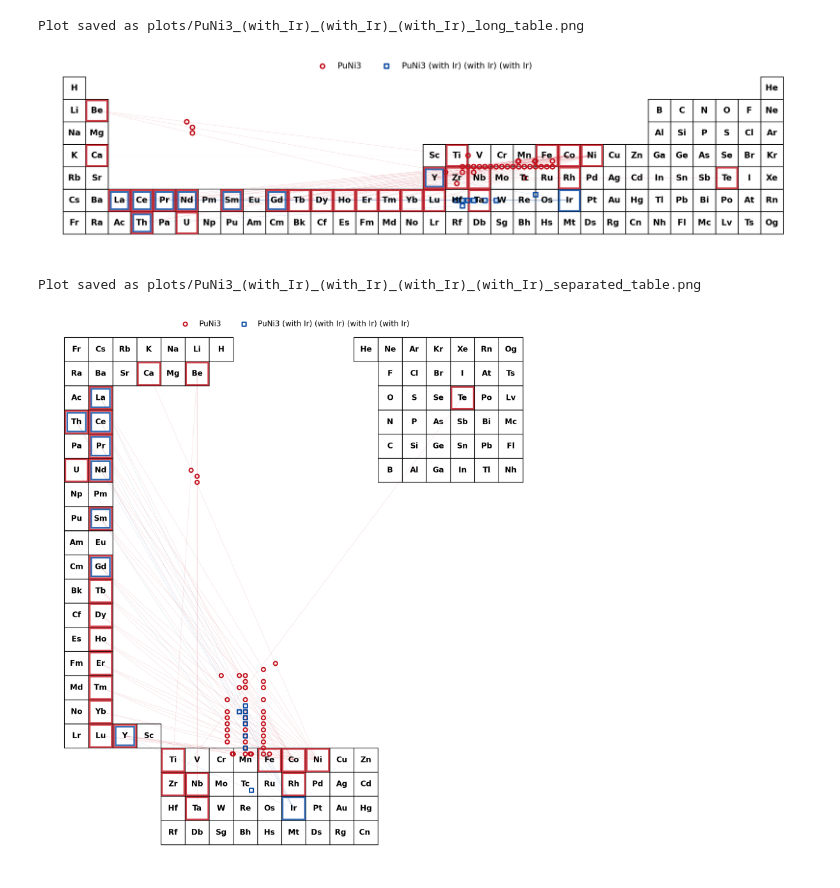
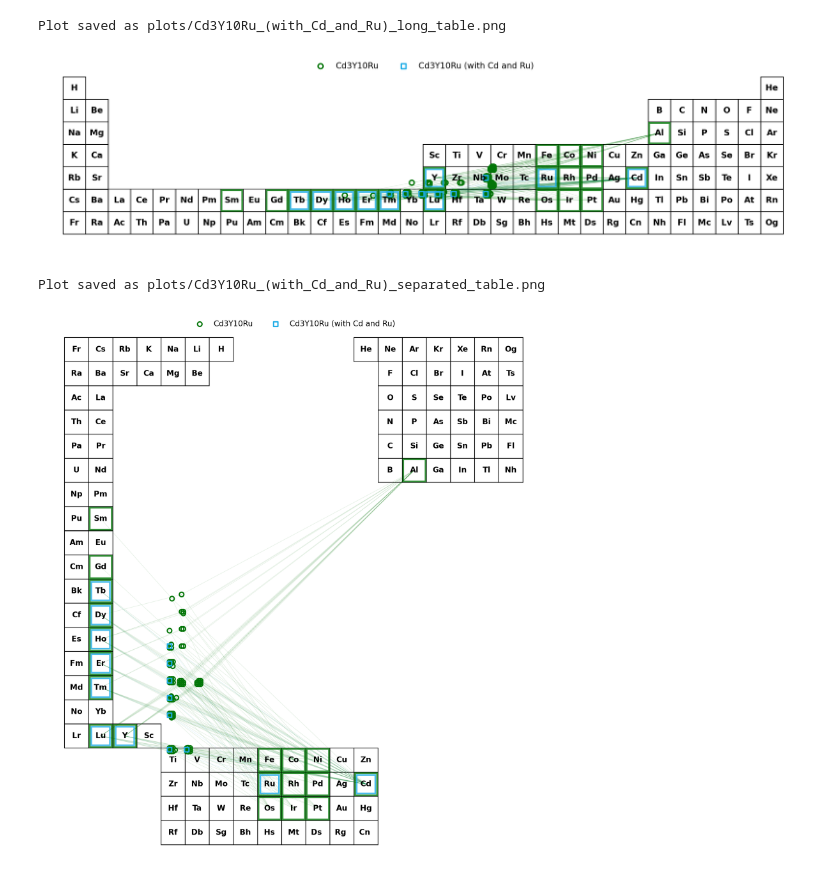
Before and after one commit to dshirya/structure-type-explorer, a Jupyter notebook: main.ipynb, the cells around one changed output. Saved outputs shown, nothing was run; the diff lists cells and outputs as text; code cells hidden in the pictures.

```diff
--- a/main.ipynb
+++ b/main.ipynb
@@ -32,0 +1,8 @@ Plot saved as plots/PuNi3_PCA_plot_7.png
+# %%
+from core import make_compound_data
+from utils.compound_object import pick_what_separate
+from core.pca_visualization import PCA_plot
+from utils.file import select_sheets
+
+file_path = 'Project_2.xlsx'
+selected_sheets = select_sheets(file_path)
@@ -32,0 +13,7 @@ Plot saved as plots/PuNi3_PCA_plot_7.png
+# %%
+compounds_binary, compounds_ternary, mixed_compounds_groups = make_compound_data(file_path, selected_sheets)
+all_compounds = compounds_binary + compounds_ternary
+
+fixed_elements = pick_what_separate(all_compounds, ternary_elements=["Cd", "Ru"])
+
+PCA_plot(all_compounds, use_full_element_list=False)
@@ -39,11 +30,5 @@ coord_df, coord_sheet_name = excel_to_dataframe('classic_table')
 element_dict = create_element_dict(coord_df)
 periodic_table_ax = periodic_table(coord_df, coord_sheet_name)
 
-fixed_elements = pick_what_separate(all_compounds, binary_element="Ir")
-
-[compound.separate_by_element(fixed_elements.get('binary')) for compound in all_compounds if len(compound.elements) == 2]
-
-all_compounds.sort(key=lambda x: x.structure)
-
 display_table(periodic_table_ax, all_compounds, element_dict, coord_sheet_name)
 # %% [output]
@@ -54,28 +39,16 @@ coord_df, coord_sheet_name = excel_to_dataframe('long_table')
 element_dict = create_element_dict(coord_df)
 periodic_table_ax = periodic_table(coord_df, coord_sheet_name)
 
-fixed_elements = pick_what_separate(all_compounds, binary_element="Ir")
-
-[compound.separate_by_element(fixed_elements.get('binary')) for compound in all_compounds if len(compound.elements) == 2]
-
-all_compounds.sort(key=lambda x: x.structure)
-
 display_table(periodic_table_ax, all_compounds, element_dict, coord_sheet_name)
 # %% [output]
-Plot saved as plots/PuNi3_(with_Ir)_(with_Ir)_(with_Ir)_long_table.png
+Plot saved as plots/Cd3Y10Ru_(with_Cd_and_Ru)_long_table.png
-[figure, old version]
+[figure, new version]
 # %%
 coord_df, coord_sheet_name = excel_to_dataframe('separated_table')
 element_dict = create_element_dict(coord_df)
 periodic_table_ax = periodic_table(coord_df, coord_sheet_name)
 
-fixed_elements = pick_what_separate(all_compounds, binary_element="Ir")
-
-[compound.separate_by_element(fixed_elements.get('binary')) for compound in all_compounds if len(compound.elements) == 2]
-
-all_compounds.sort(key=lambda x: x.structure)
-
 display_table(periodic_table_ax, all_compounds, element_dict, coord_sheet_name)
 # %% [output]
-Plot saved as plots/PuNi3_(with_Ir)_(with_Ir)_(with_Ir)_(with_Ir)_separated_table.png
+Plot saved as plots/Cd3Y10Ru_(with_Cd_and_Ru)_separated_table.png
-[figure, old version]
+[figure, new version]
```
Also changed, not shown: parts of 4 cells of this notebook, 7 other files.
